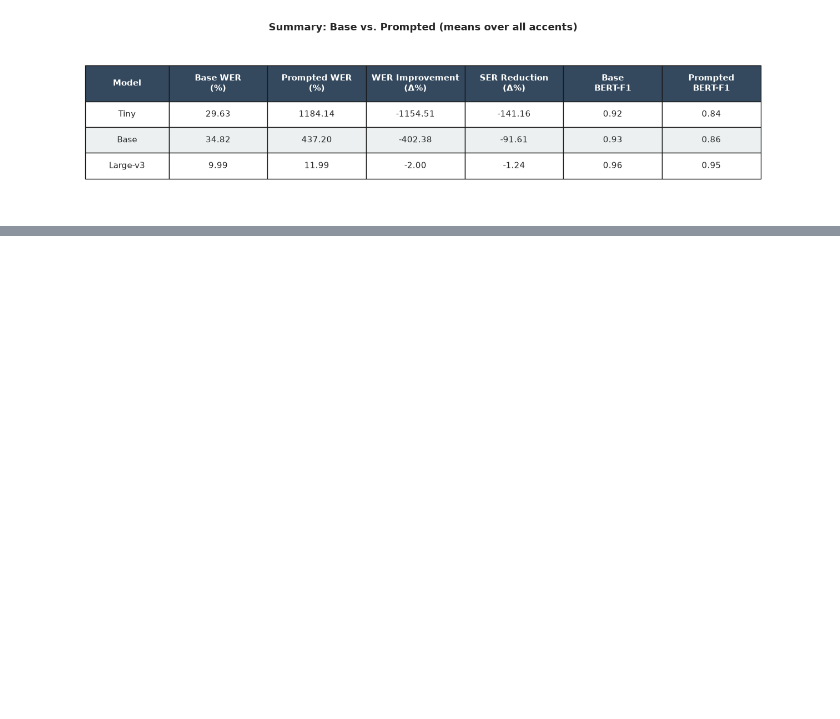
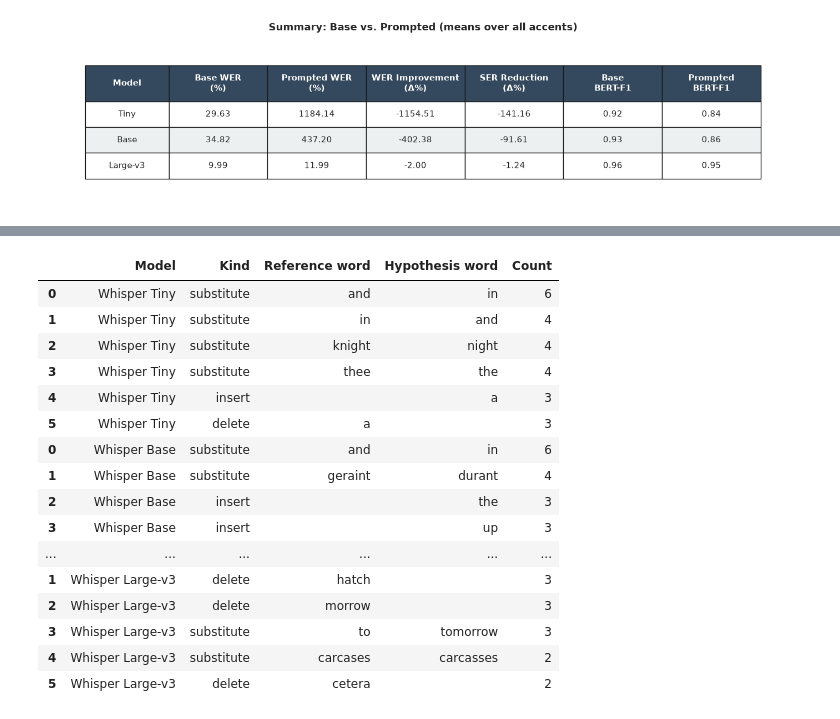
Before and after one commit to finnlimjc/AI-Systems-Evaluation, a Jupyter notebook: notebooks/results_analysis.ipynb, the cells around one changed output, grey strips where cells are left out. Saved outputs shown, nothing was run; the diff lists cells and outputs as text; code cells hidden in the pictures; blank space fills up the shorter version.

```diff
--- a/notebooks/results_analysis.ipynb
+++ b/notebooks/results_analysis.ipynb
@@ -84,0 +136,21 @@ plt.show()
+# %%
+ls_confusions = pd.concat({model: top_confusions(ls_edits, model, 6) for model in MODEL_ORDER}, names=["Model"]).reset_index(level=0)
+ls_confusions
+# %% [output]
+|  | Model | Kind | Reference word | Hypothesis word | Count |
+| 0 | Whisper Tiny | substitute | and | in | 6 |
+| 1 | Whisper Tiny | substitute | in | and | 4 |
+| 2 | Whisper Tiny | substitute | knight | night | 4 |
+| 3 | Whisper Tiny | substitute | thee | the | 4 |
+| 4 | Whisper Tiny | insert |  | a | 3 |
+| 5 | Whisper Tiny | delete | a |  | 3 |
+| 0 | Whisper Base | substitute | and | in | 6 |
+| 1 | Whisper Base | substitute | geraint | durant | 4 |
+| 2 | Whisper Base | insert |  | the | 3 |
+| 3 | Whisper Base | insert |  | up | 3 |
+| ... | ... | ... | ... | ... | ... |
+| 1 | Whisper Large-v3 | delete | hatch |  | 3 |
+| 2 | Whisper Large-v3 | delete | morrow |  | 3 |
+| 3 | Whisper Large-v3 | substitute | to | tomorrow | 3 |
+| 4 | Whisper Large-v3 | substitute | carcases | carcasses | 2 |
+| 5 | Whisper Large-v3 | delete | cetera |  | 2 |
```
Also changed, not shown: parts of 32 cells of this notebook, 5 other files.
